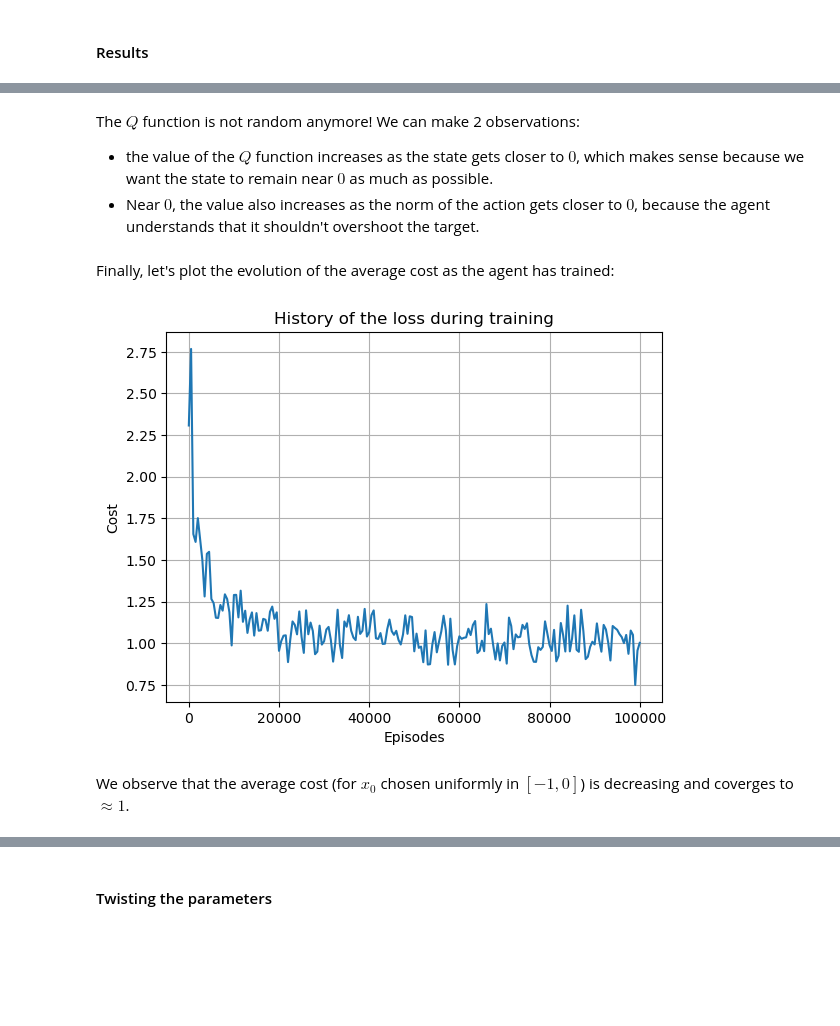
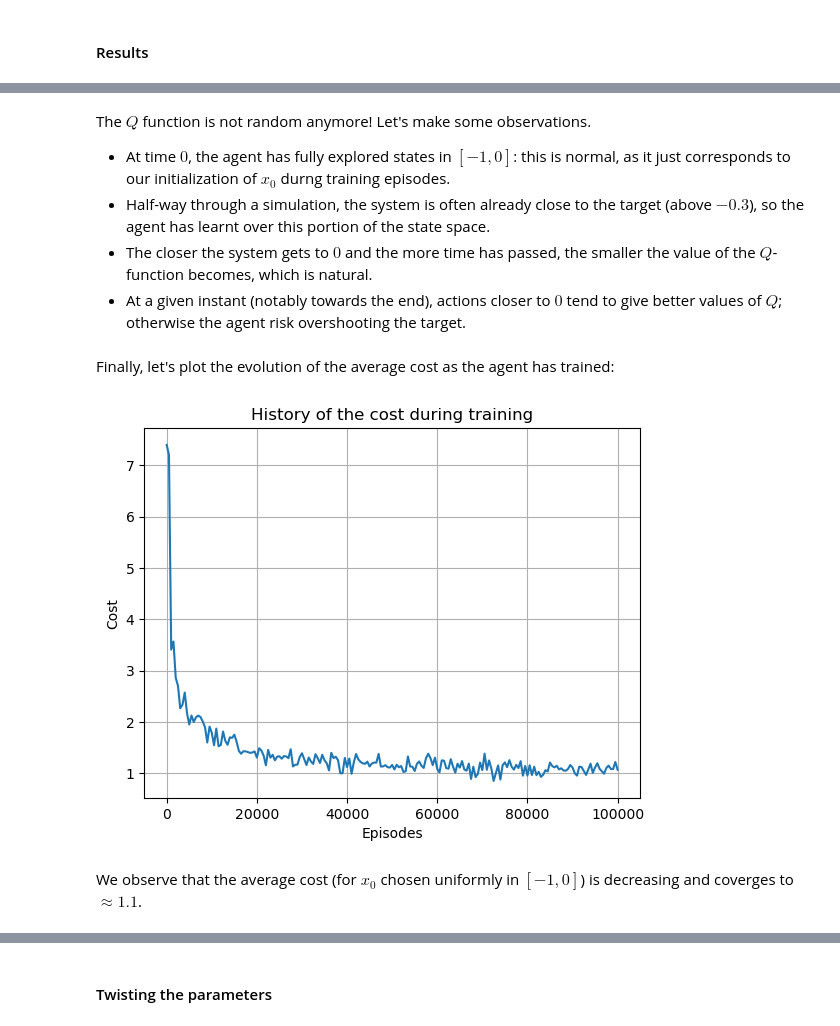
Before and after one commit to TheiloT/Q-learning-sped-up-cart, a Jupyter notebook: cart-control.ipynb, the cells around one changed output, grey strips where cells are left out. Drawn from its saved outputs; the diff is of its cells as text; code cells hidden in the pictures; blank space fills up the shorter version.

```diff
--- a/cart-control.ipynb
+++ b/cart-control.ipynb
@@ -415,7 +415,7 @@ x_RL_to_x = lambda x: transform_interval(0, (OMEGAr-OMEGAl)*N_OMEGA, OMEGAl, OME
 
 # Q-learning algorithm parameters
 LEARNING_RATE = 0.2  # Default learning rate
-EPSILON = 0.1  # Default epsilon for the u-epsilon policy
+EPSILON = 0.2  # Default epsilon for the u-epsilon policy
 N_EPSISODES = 100  # Default number of episodes for training
 # %% [markdown]
 ### Formulation
@@ -500,7 +520,7 @@ def simulator(x0, policy):
     x[0] = x0
     for n in range(N):
         s = x_to_x_RL(x[n])
-        a = policy(s)
+        a = policy(n, s)
         u[n] = u_RL_to_u(a)
         x[n+1] = x_RL_to_x(transition_function(s, a))
     return (x,u)
@@ -508,50 +528,59 @@ def simulator(x0, policy):
 @dataclass
 class TrainingHistory:
     cost = np.array([])
+    reward = np.array([])
     evaluate_every: int
 
 
 class Agent:
     def __init__(self, lr = LEARNING_RATE, eps = EPSILON, evaluate_every=500):
-        self.Q = -max(LAMBDA, 1) * np.random.rand((OMEGAr - OMEGAl)*N_OMEGA+1, (Ur - Ul)*N_U+1)  # Initialize Q randomly in an order of magnitude of the running cost
+        self.Q = -max(LAMBDA, 1) * np.random.rand(N, (OMEGAr - OMEGAl)*N_OMEGA+1, (Ur - Ul)*N_U+1)  # Initialize Q randomly in an order of magnitude of the running cost
         self.lr = lr
         self.eps = eps
         self.training_history = TrainingHistory(evaluate_every=evaluate_every)
-        self.training_history.cost = np.array([self.evaluate()])
+        cost, reward = self.evaluate()
+        self.training_history.cost = np.array([cost])
+        self.training_history.reward = np.array([reward])
 
-    def policy(self, s):
-        return (np.argmax(self.Q[s, :]))
+    def policy(self, n, s):
+        return np.argmax(self.Q[n, s, :])
 
     def Q_learn(self, n_episodes = 100000):
         evaluate_every = self.training_history.evaluate_every
-        average_costs_over_episodes = np.zeros(n_episodes//evaluate_every)
+        average_cost_over_episodes = np.zeros(n_episodes//evaluate_every)
+        average_reward_over_episodes = np.zeros(n_episodes//evaluate_every)
         for k in range(n_episodes):
             x0 = -np.random.random()
             s = x_to_x_RL(x0)
             for n in range(N):
                 if np.random.random() < self.eps:
-                    eps_policy = lambda s: np.random.randint((Ur - Ul)*N_U+1)
+                    eps_policy = lambda n, s: np.random.randint((Ur - Ul)*N_U+1)
                 else:
                     eps_policy = self.policy
-                a = eps_policy(s)
+                a = eps_policy(n, s)
                 s_new = transition_function(s, a)
-                r = running_cost(s, a)
+                r = running_reward(s, a)
                 if n == N-1:
-                    self.Q[s, a] = (1-self.lr)*self.Q[s, a] + self.lr*(r + final_cost(s_new))
+                    self.Q[n, s, a] = (1-self.lr)*self.Q[n, s, a] + self.lr*(r + final_reward(s_new))
                 else:
-                    self.Q[s, a] = (1-self.lr)*self.Q[s, a] + self.lr*(r + np.max(self.Q[s_new, :]))
+                    self.Q[n, s, a] = (1-self.lr)*self.Q[n, s, a] + self.lr*(r + np.max(self.Q[n+1, s_new, :]))
                 s = s_new
             if k % evaluate_every == 0:
-                average_costs_over_episodes[k//evaluate_every] = self.evaluate()
-        self.training_history.cost = np.append(self.training_history.cost, average_costs_over_episodes)
+                index = k//evaluate_every
+                average_cost_over_episodes[index], average_reward_over_episodes[index] = self.evaluate()
+        self.training_history.cost = np.append(self.training_history.cost, average_cost_over_episodes)
+        self.training_history.reward = np.append(self.training_history.reward, average_reward_over_episodes)
 
     def evaluate(self, n_trials=100):
         """ NB: this evaluation method gives more weight to instances with an initial state further from the target. """
         cumulative_cost = 0
+        cumulative_reward = 0
         for _ in range(n_trials):
             x0 = -np.random.random()
-            cumulative_cost += cost(*simulator(x0, self.policy))
-        return cumulative_cost/n_trials
+            s, a = simulator(x0, self.policy)
+            cumulative_cost += cost(s, a)
+            cumulative_reward += total_reward(s, a)
+        return cumulative_cost/n_trials, cumulative_reward/n_trials
 # %% [markdown]
 ### Test
 # %% [markdown]
@@ -662,12 +702,14 @@ plot_Q(agent.Q, state_zoom=(x_to_x_RL(-1), x_to_x_RL(0.5)), colorbar_limits=(-3,
 # %% [markdown]
-The $Q$ function is not random anymore! We can make 2 observations:
- - the value of the $Q$ function increases as the state gets closer to $0$, which makes sense because we want the state to remain near $0$ as much as possible.
- - Near $0$, the value also increases as the norm of the action gets closer to $0$, because the agent understands that it shouldn't overshoot the target.
+The $Q$ function is not random anymore! Let's make some observations.
+ - At time $0$, the agent has fully explored states in $[-1, 0]$: this is normal, as it just corresponds to our initialization of $x_0$ durng training episodes.
+ - Half-way through a simulation, the system is often already close to the target (above $-0.3$), so the agent has learnt over this portion of the state space.
+ - The closer the system gets to $0$ and the more time has passed, the smaller the value of the $Q$-function becomes, which is natural.
+ - At a given instant (notably towards the end), actions closer to $0$ tend to give better values of $Q$; otherwise the agent risk overshooting the target.
 # %% [markdown]
 Finally, let's plot the evolution of the average cost as the agent has trained:
 # %%
-plot_loss_history(agent.training_history.cost, agent.training_history.evaluate_every)
+plot_loss_history(agent.training_history.cost, agent.training_history.evaluate_every, function_name="cost")
 # %% [output]
-[figure, old version]
+[figure, new version]
 # %% [markdown]
-We observe that the average cost (for $x_0$ chosen uniformly in $[-1, 0]$) is decreasing and coverges to $\approx 1$.
+We observe that the average cost (for $x_0$ chosen uniformly in $[-1, 0]$) is decreasing and coverges to $\approx 1.1$.
```
Also changed, not shown: parts of 54 cells of this notebook, 1 other file.
